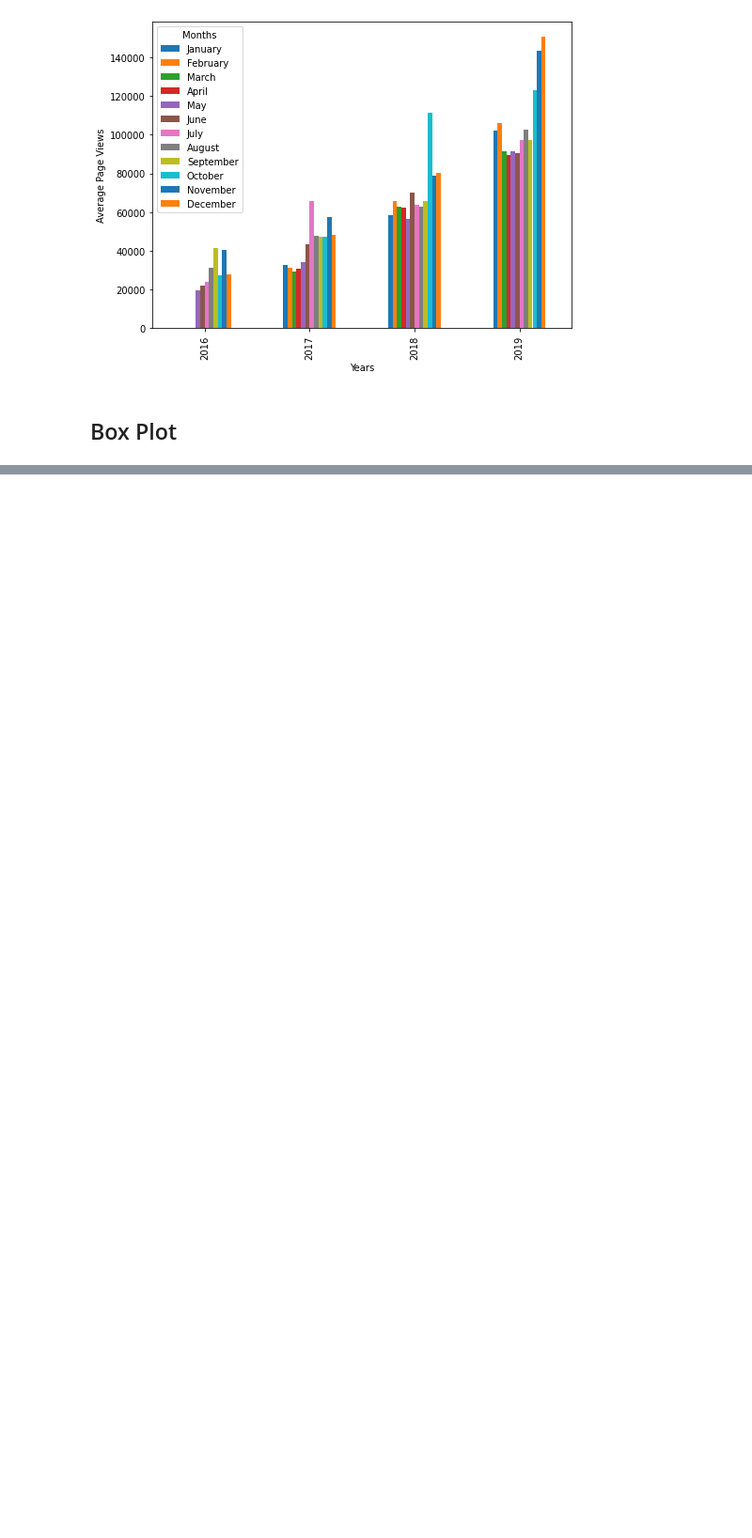
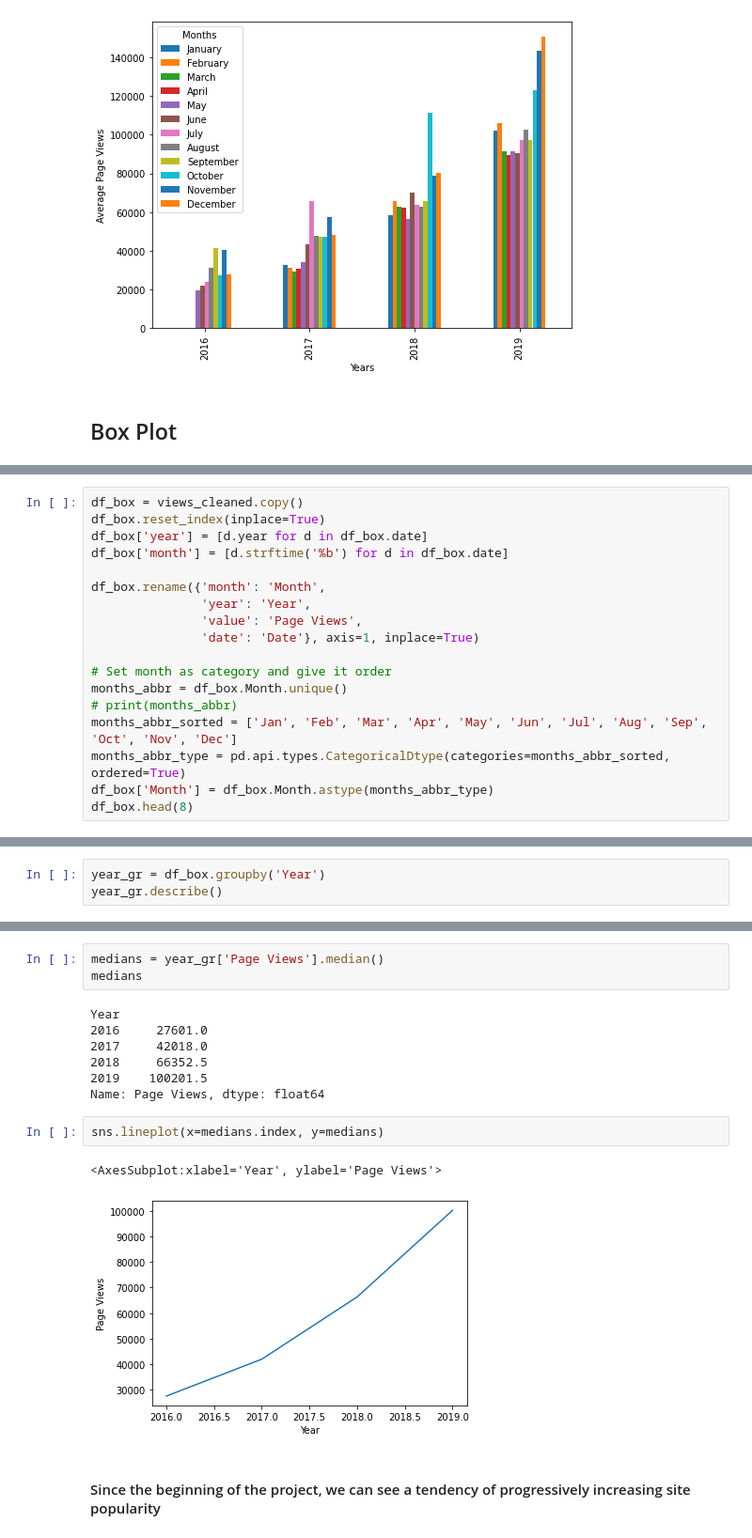
Before and after one commit to Hector-N/FCC-Data-Analysis-with-Python-Certification, a Jupyter notebook: page_view_time_series_visualizer/time_series_visualizer.ipynb, the cells around one changed output, grey strips where cells are left out. Shown at 94% size. Saved outputs shown, nothing was run; the diff lists cells and outputs as text; blank space fills up the shorter version.

```diff
--- a/page_view_time_series_visualizer/time_series_visualizer.ipynb
+++ b/page_view_time_series_visualizer/time_series_visualizer.ipynb
@@ -519,0 +149,18 @@ ax
+# %%
+df_box = views_cleaned.copy()
+df_box.reset_index(inplace=True)
+df_box['year'] = [d.year for d in df_box.date]
+df_box['month'] = [d.strftime('%b') for d in df_box.date]
+
+df_box.rename({'month': 'Month',
+               'year': 'Year',
+               'value': 'Page Views',
+               'date': 'Date'}, axis=1, inplace=True)
+
+# Set month as category and give it order
+months_abbr = df_box.Month.unique()
+# print(months_abbr)
+months_abbr_sorted = ['Jan', 'Feb', 'Mar', 'Apr', 'May', 'Jun', 'Jul', 'Aug', 'Sep', 'Oct', 'Nov', 'Dec']
+months_abbr_type = pd.api.types.CategoricalDtype(categories=months_abbr_sorted, ordered=True)
+df_box['Month'] = df_box.Month.astype(months_abbr_type)
+df_box.head(8)
@@ -519,0 +209,3 @@ ax
+# %%
+year_gr = df_box.groupby('Year')
+year_gr.describe()
@@ -519,0 +220,17 @@ ax
+# %%
+medians = year_gr['Page Views'].median()
+medians
+# %% [output]
+Year
+2016     27601.0
+2017     42018.0
+2018     66352.5
+2019    100201.5
+Name: Page Views, dtype: float64
+# %%
+sns.lineplot(x=medians.index, y=medians)
+# %% [output]
+<AxesSubplot:xlabel='Year', ylabel='Page Views'>
+[figure, added]
+# %% [markdown]
+#### Since the beginning of the project, we can see a tendency of progressively increasing site popularity
```
Also changed, not shown: parts of 109 cells of this notebook, 1 other file.
